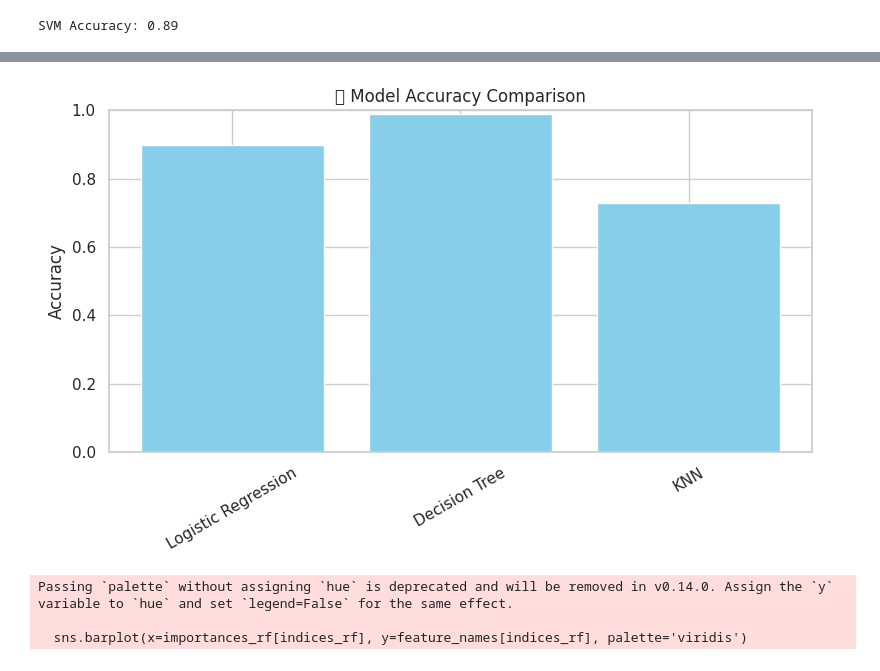
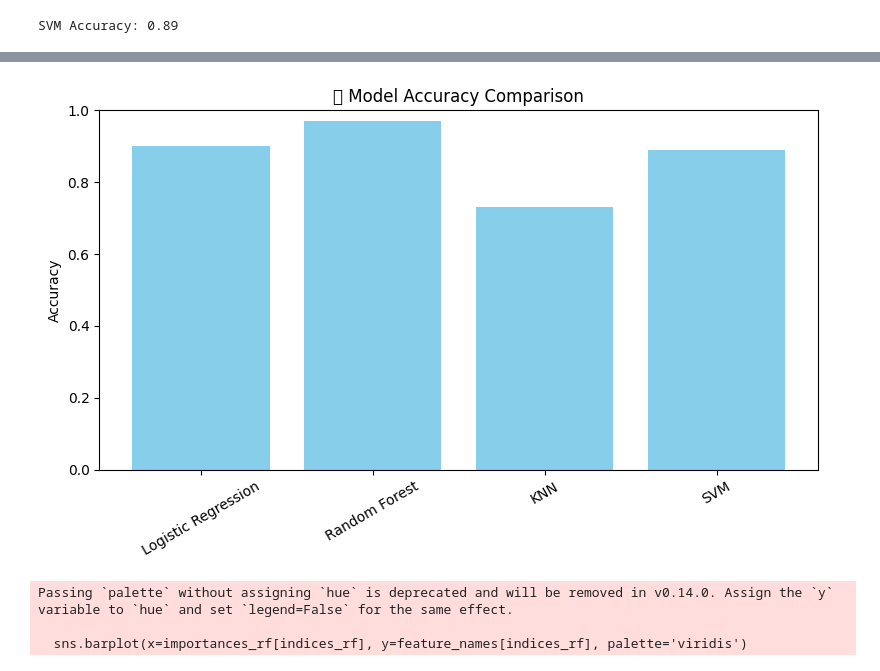
Before and after one commit to ritikrai00/Mining_Method_npv-irr, a Jupyter notebook: Untitled3.ipynb, the cells around one changed output, grey strips where cells are left out. Saved outputs shown, nothing was run; the diff lists cells and outputs as text; code cells hidden in the pictures.

```diff
--- a/Untitled3.ipynb
+++ b/Untitled3.ipynb
@@ -172,10 +170,3 @@ y_pred_lr = lr.predict(X_test)
 print("Logistic Regression Accuracy:", accuracy_score(y_test, y_pred_lr))
 # %% [output]
 Logistic Regression Accuracy: 0.9
-# %%
-from sklearn.tree import DecisionTreeClassifier
-
-dt = DecisionTreeClassifier(random_state=42)
-dt.fit(X_train, y_train)
-y_pred_dt = dt.predict(X_test)
-print("Decision Tree Accuracy:", accuracy_score(y_test, y_pred_dt))
@@ -300,28 +276,29 @@ weighted avg       0.89      0.89      0.89       100
 # %%
 from sklearn.metrics import accuracy_score
 import matplotlib.pyplot as plt
 
 # Store model names and predictions
 model_preds = {
     'Logistic Regression': y_pred_lr,
-    'Decision Tree': y_pred_dt,
-    'KNN': y_pred_knn
+    'Random Forest': y_pred_rf,
+    'KNN': y_pred_knn,
+    'SVM': y_pred_svm
 }
 
 # Compute accuracies
 accuracies = {model: accuracy_score(y_test, y_pred) for model, y_pred in model_preds.items()}
 
 # Plot
 plt.figure(figsize=(8, 5))
 plt.bar(accuracies.keys(), accuracies.values(), color='skyblue')
 plt.ylabel('Accuracy')
 plt.title('📈 Model Accuracy Comparison')
 plt.ylim(0, 1)
 plt.xticks(rotation=30)
 plt.tight_layout()
 plt.show()
 # %% [output]
-[figure, old version]
+[figure, new version]
 # %%
 import numpy as np
 
```
Also changed, not shown: parts of 3 cells of this notebook.
